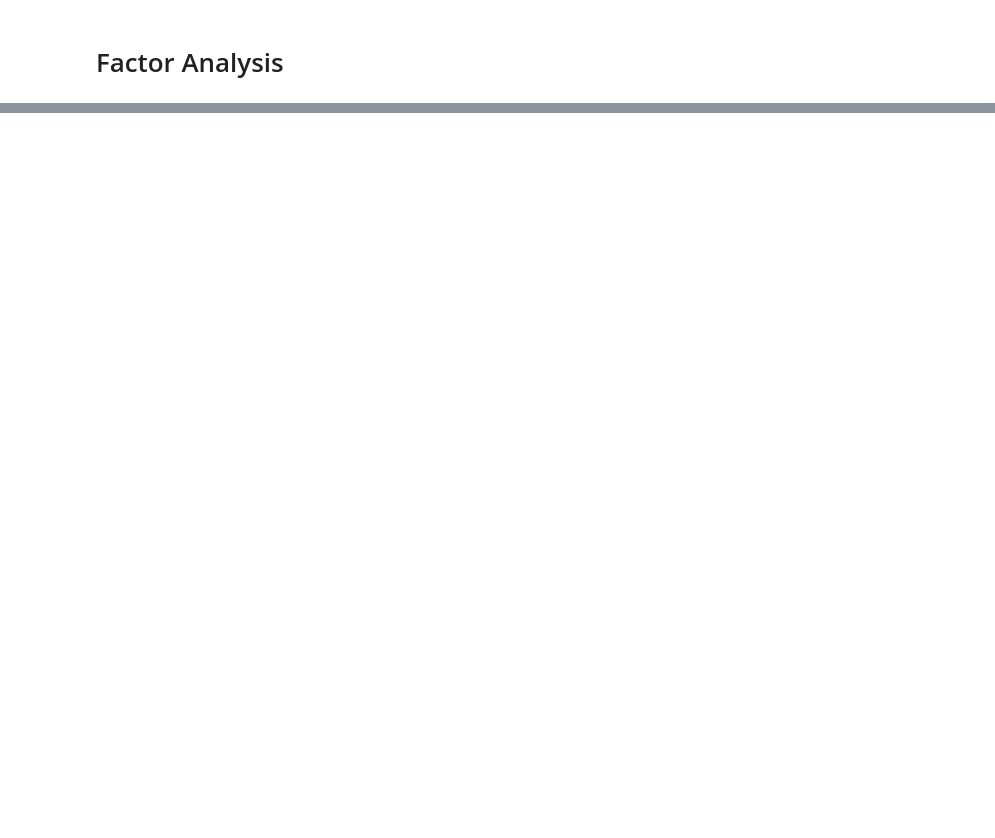
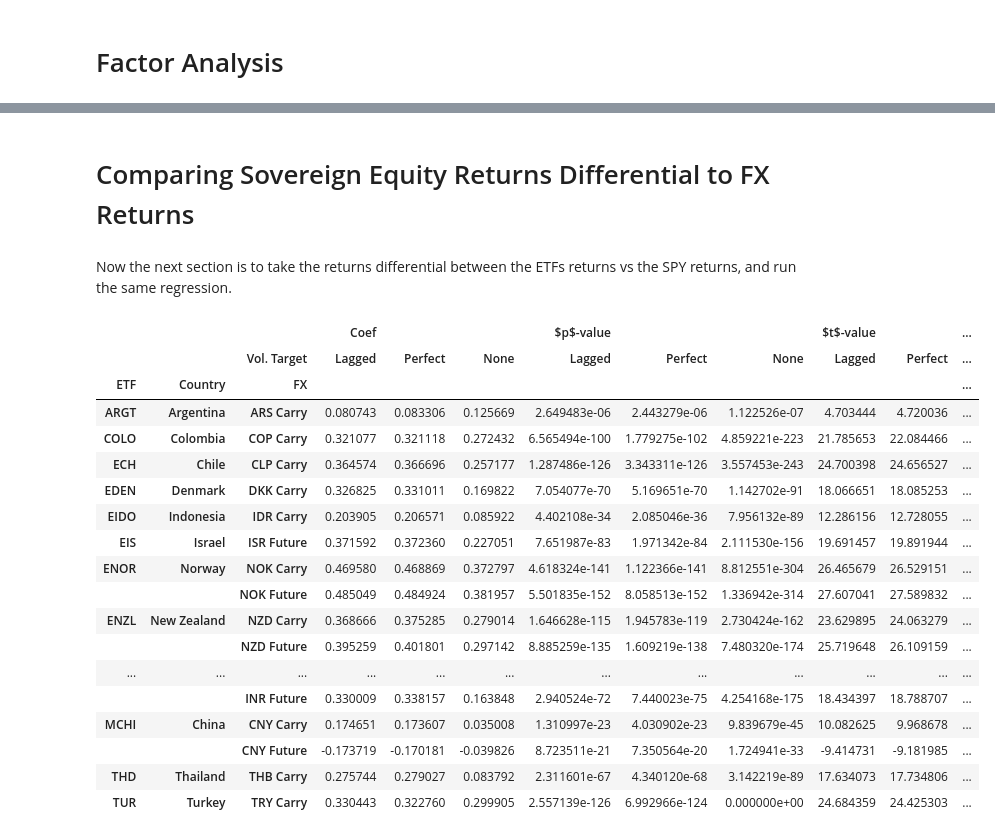
Before and after one commit to diegodalvarez/FXEquitySpillover, a Jupyter notebook: notebook/1FactorModel.ipynb, the cells around one changed output, grey strips where cells are left out. Drawn from its saved outputs; the diff is of its cells as text; code cells hidden in the pictures; blank space fills up the shorter version.

```diff
--- a/notebook/1FactorModel.ipynb
+++ b/notebook/1FactorModel.ipynb
@@ -37,9 +48,16 @@ vol_renamer = {
 param_renamer = {
     "param_val" : "Coef",
     "pvalue"    : r"$p$-value",
-    "tvalue"    : r"$t$-value"}
+    "tvalue"    : r"$t$-value",
+    "r2"        : r"$R^2$"}
 
-RENAMER = {**FX_RENAMER, **vol_renamer, **param_renamer}
+group_renamer = {
+    'em_carry'       : "EM Carry",
+    'g10_carry'      : "G10 Carry",
+    'liquid_future'  : "Liquid Futures",
+    'illiquid_future': "Illiquid Futures"}
+
+RENAMER = {**FX_RENAMER, **vol_renamer, **param_renamer, **group_renamer}
 # %%
 fx_country_mapper = (df_ticker[
     ["fx_ticker", "country"]]
@@ -411,0 +124,4 @@ plt.show()
+# %% [markdown]
+# Comparing Sovereign Equity Returns Differential to FX Returns
+# %% [markdown]
+Now the next section is to take the returns differential between the ETFs returns vs the SPY returns, and run the same regression.
@@ -411,0 +131,46 @@ plt.show()
+# %%
+df_spread_params = FactorExposure().get_ols_params(spread_models)
+# %%
+df_spread_param_prep = (df_spread_params
+    .assign(
+        str_string = lambda x: x.group_var.str.split("-"),
+        etf_ticker = lambda x: x.str_string.str[0],
+        fx_ticker  = lambda x: x.str_string.str[1],
+        vol_target = lambda x: x.str_string.str[2])
+    .drop(columns = ["str_string", "group_var"]))
+
+df_spread_beta = (df_spread_param_prep
+    .loc[lambda x: x.param_name == "spread"]
+    .drop(columns = ["param_name"])
+    .melt(id_vars = ["etf_ticker", "fx_ticker", "vol_target"]))
+# %%
+display(df_spread_beta
+    .assign(country = lambda x: x.fx_ticker.map(fx_country_mapper))
+    .replace(RENAMER)
+    .rename(columns = {
+        "etf_ticker": "ETF",
+        "fx_ticker" : "FX",
+        "variable"  : "",
+        "vol_target": "Vol. Target",
+        "country"   : "Country"})
+    .pivot(index = ["ETF", "Country", "FX"], columns = ["", "Vol. Target"], values = "value"))
+# %% [output]
+|  |  |  | Coef |  |  | $p$-value |  |  | $t$-value |  | ... |
+|  |  | Vol. Target | Lagged | Perfect | None | Lagged | Perfect | None | Lagged | Perfect | ... |
+| ETF | Country | FX |  |  |  |  |  |  |  |  | ... |
+| ARGT | Argentina | ARS Carry | 0.080743 | 0.083306 | 0.125669 | 2.649483e-06 | 2.443279e-06 | 1.122526e-07 | 4.703444 | 4.720036 | ... |
+| COLO | Colombia | COP Carry | 0.321077 | 0.321118 | 0.272432 | 6.565494e-100 | 1.779275e-102 | 4.859221e-223 | 21.785653 | 22.084466 | ... |
+| ECH | Chile | CLP Carry | 0.364574 | 0.366696 | 0.257177 | 1.287486e-126 | 3.343311e-126 | 3.557453e-243 | 24.700398 | 24.656527 | ... |
+| EDEN | Denmark | DKK Carry | 0.326825 | 0.331011 | 0.169822 | 7.054077e-70 | 5.169651e-70 | 1.142702e-91 | 18.066651 | 18.085253 | ... |
+| EIDO | Indonesia | IDR Carry | 0.203905 | 0.206571 | 0.085922 | 4.402108e-34 | 2.085046e-36 | 7.956132e-89 | 12.286156 | 12.728055 | ... |
+| EIS | Israel | ISR Future | 0.371592 | 0.372360 | 0.227051 | 7.651987e-83 | 1.971342e-84 | 2.111530e-156 | 19.691457 | 19.891944 | ... |
+| ENOR | Norway | NOK Carry | 0.469580 | 0.468869 | 0.372797 | 4.618324e-141 | 1.122366e-141 | 8.812551e-304 | 26.465679 | 26.529151 | ... |
+|  |  | NOK Future | 0.485049 | 0.484924 | 0.381957 | 5.501835e-152 | 8.058513e-152 | 1.336942e-314 | 27.607041 | 27.589832 | ... |
+| ENZL | New Zealand | NZD Carry | 0.368666 | 0.375285 | 0.279014 | 1.646628e-115 | 1.945783e-119 | 2.730424e-162 | 23.629895 | 24.063279 | ... |
+|  |  | NZD Future | 0.395259 | 0.401801 | 0.297142 | 8.885259e-135 | 1.609219e-138 | 7.480320e-174 | 25.719648 | 26.109159 | ... |
+| ... | ... | ... | ... | ... | ... | ... | ... | ... | ... | ... | ... |
+|  |  | INR Future | 0.330009 | 0.338157 | 0.163848 | 2.940524e-72 | 7.440023e-75 | 4.254168e-175 | 18.434397 | 18.788707 | ... |
+| MCHI | China | CNY Carry | 0.174651 | 0.173607 | 0.035008 | 1.310997e-23 | 4.030902e-23 | 9.839679e-45 | 10.082625 | 9.968678 | ... |
+|  |  | CNY Future | -0.173719 | -0.170181 | -0.039826 | 8.723511e-21 | 7.350564e-20 | 1.724941e-33 | -9.414731 | -9.181985 | ... |
+| THD | Thailand | THB Carry | 0.275744 | 0.279027 | 0.083792 | 2.311601e-67 | 4.340120e-68 | 3.142219e-89 | 17.634073 | 17.734806 | ... |
+| TUR | Turkey | TRY Carry | 0.330443 | 0.322760 | 0.299905 | 2.557139e-126 | 6.992966e-124 | 0.000000e+00 | 24.684359 | 24.425303 | ... |
```
Also changed, not shown: parts of 47 cells of this notebook, 3 other files.
